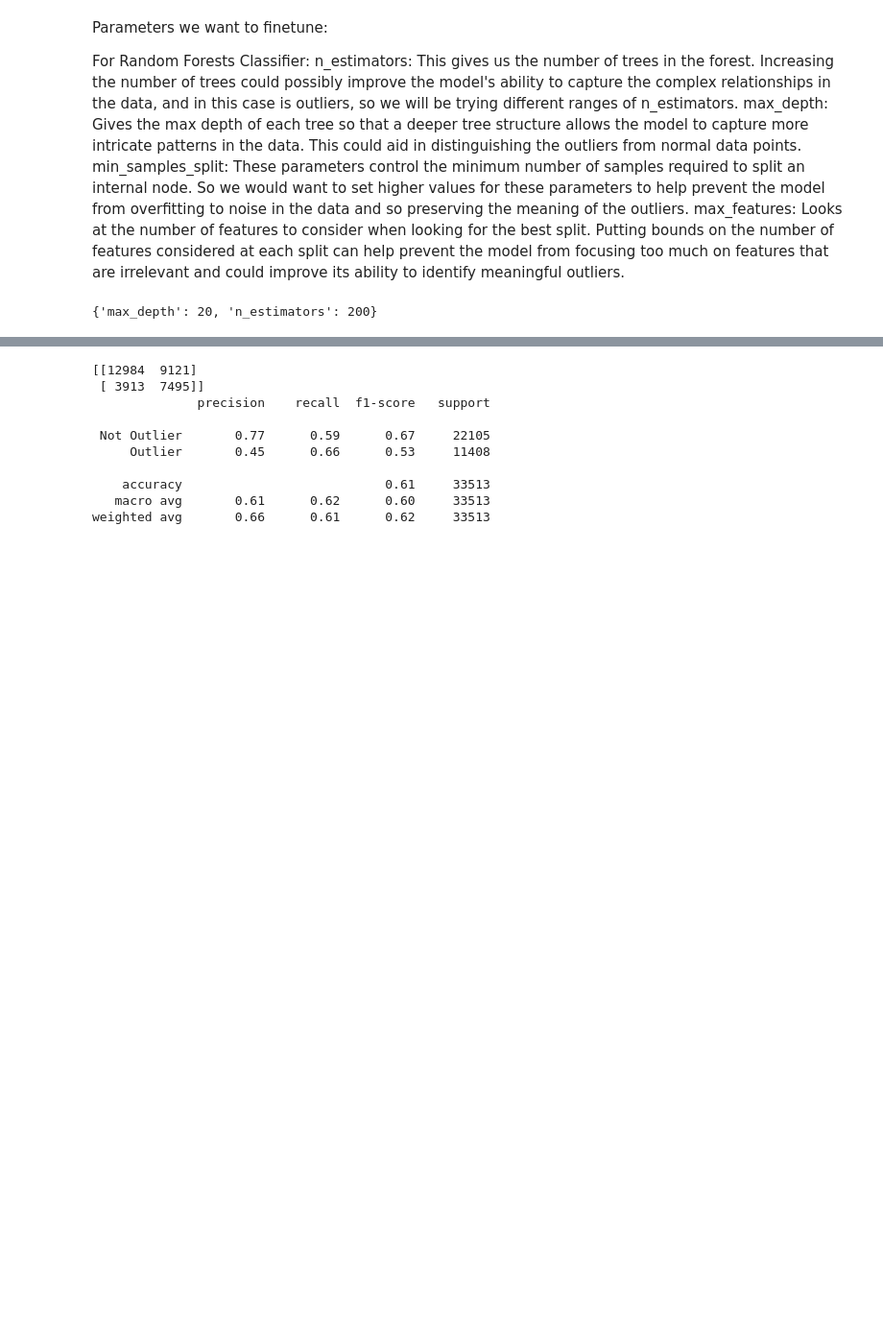
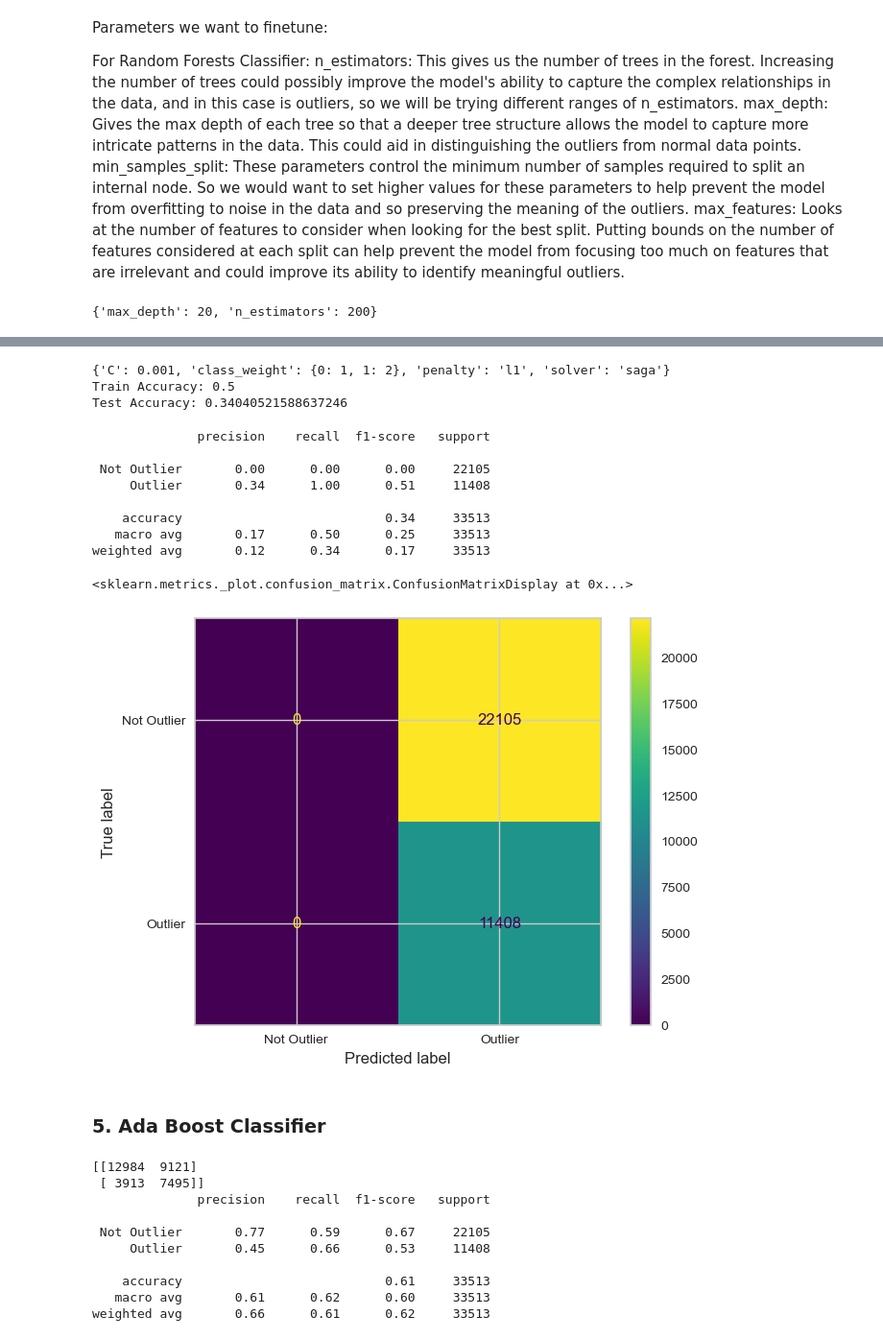
Before and after one commit to MLFP-90803-SP24-FinalProjects/Team17-FinalProject, a Jupyter notebook: Q2_Classification.ipynb, the cells around one changed output, grey strips where cells are left out. Shown at 96% size. Drawn from its saved outputs; the diff is of its cells as text; code cells hidden in the pictures; blank space fills up the shorter version.

```diff
--- a/Q2_Classification.ipynb
+++ b/Q2_Classification.ipynb
@@ -710,3 +742,63 @@ weighted avg       0.69      0.66      0.66     33513
+# %%
+#Parameters we want to look at
+parameters = {
+    'C': [0.001, 0.01, 0.1, 1, 10],
+    'solver': ['saga'],
+    'penalty': ['l1', 'l2'],
+    'class_weight': [{0: 1, 1: 2}, {0: 1, 1: 3}, {0: 1, 1: 4}]
+}
+
+# Initialize a GridSearchCV object
+model_lr = LogisticRegression(random_state=seed, max_iter=10000)
+model_lr_grid_search = GridSearchCV(model_lr, param_grid=parameters, cv=5, scoring='recall_micro')
+
+# Train the GridSearchCV
+model_lr_grid_search.fit(X_train_resampled, y_train_resampled)
+
+#  Print the best parameters
+print(model_lr_grid_search.best_params_)
+
+# Save the best model into a separate variable
+model_lr_grid_search_finetuned = model_lr_grid_search.best_estimator_
+
+# Evaluating model fit
+train_accuracy_lr = model_lr_grid_search_finetuned.score(X_train_resampled, y_train_resampled)
+test_accuracy_lr = model_lr_grid_search_finetuned.score(X_test_scaled, y_test)
+
+print("Train Accuracy:", train_accuracy_lr)
+print("Test Accuracy:", test_accuracy_lr)
+# %% [output]
+{'C': 0.001, 'class_weight': {0: 1, 1: 2}, 'penalty': 'l1', 'solver': 'saga'}
+Train Accuracy: 0.5
+Test Accuracy: 0.34040521588637246
+# %%
+# your code here
+lr_best = LogisticRegression(C=0.001, penalty='l1', solver="saga")
+lr_best.fit(X_train_resampled, y_train_resampled)
+y_pred_best_lr_test = lr_best.predict(X_test_scaled)
+y_pred_best_lr_train = lr_best.predict(X_train_resampled)
+
+conf_matrix_best_lr = confusion_matrix(y_test, y_pred_best_lr_test)
+
+#Classification Report
+print(classification_report(y_test, y_pred_best_lr_test, target_names=labels))
+
+cm = confusion_matrix(y_test, y_pred_best_lr_test)
+disp = ConfusionMatrixDisplay(confusion_matrix=cm, display_labels=labels)
+disp.plot()
+# %% [output]
+              precision    recall  f1-score   support
+
+ Not Outlier       0.00      0.00      0.00     22105
+     Outlier       0.34      1.00      0.51     11408
+
+    accuracy                           0.34     33513
+   macro avg       0.17      0.50      0.25     33513
+weighted avg       0.12      0.34      0.17     33513
+<sklearn.metrics._plot.confusion_matrix.ConfusionMatrixDisplay at 0x...>
+[figure, added]
+# %% [markdown]
+### 5. Ada Boost Classifier
 # %%
 model_abc = AdaBoostClassifier()
 
```
Also changed, not shown: parts of 17 cells of this notebook.
